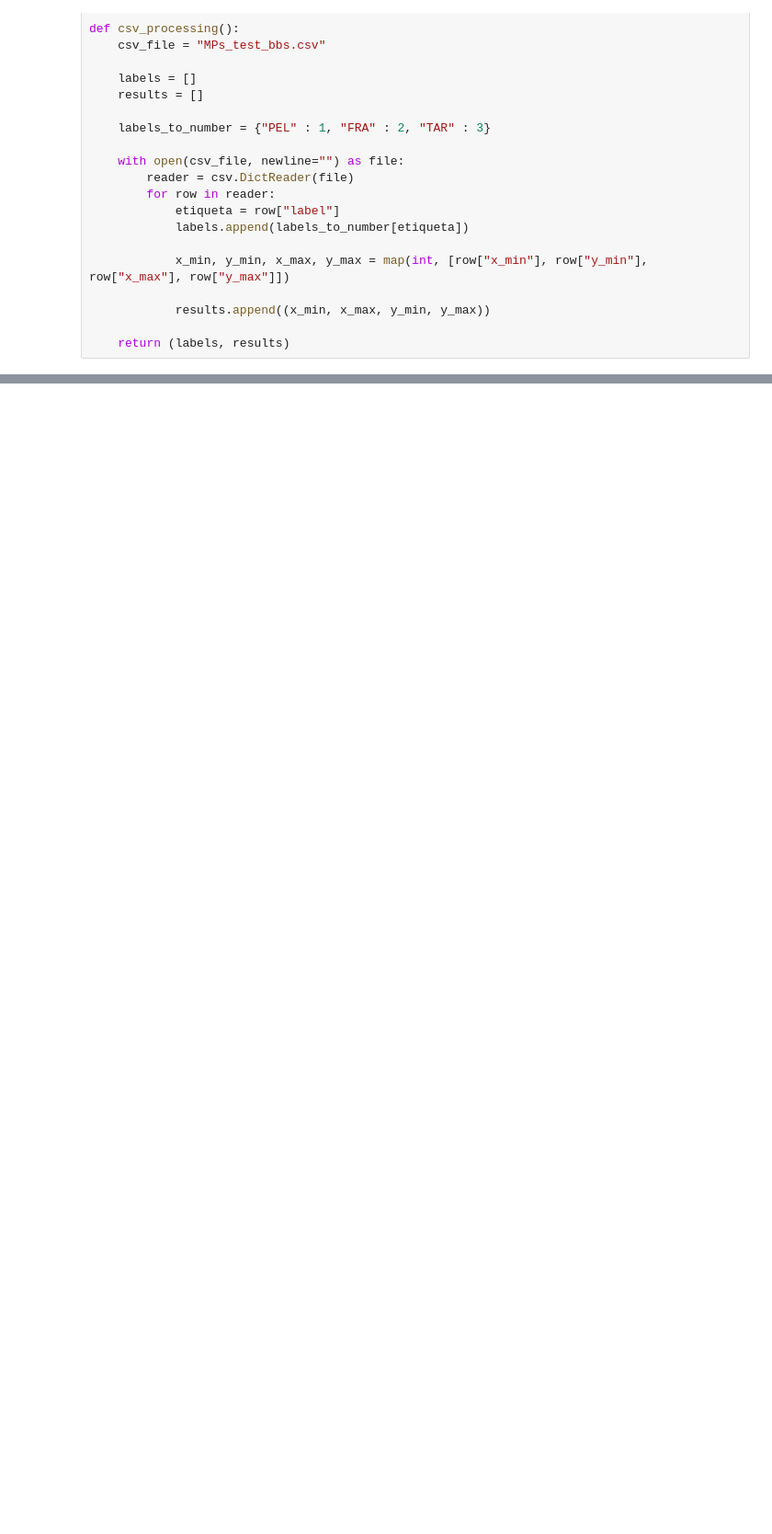
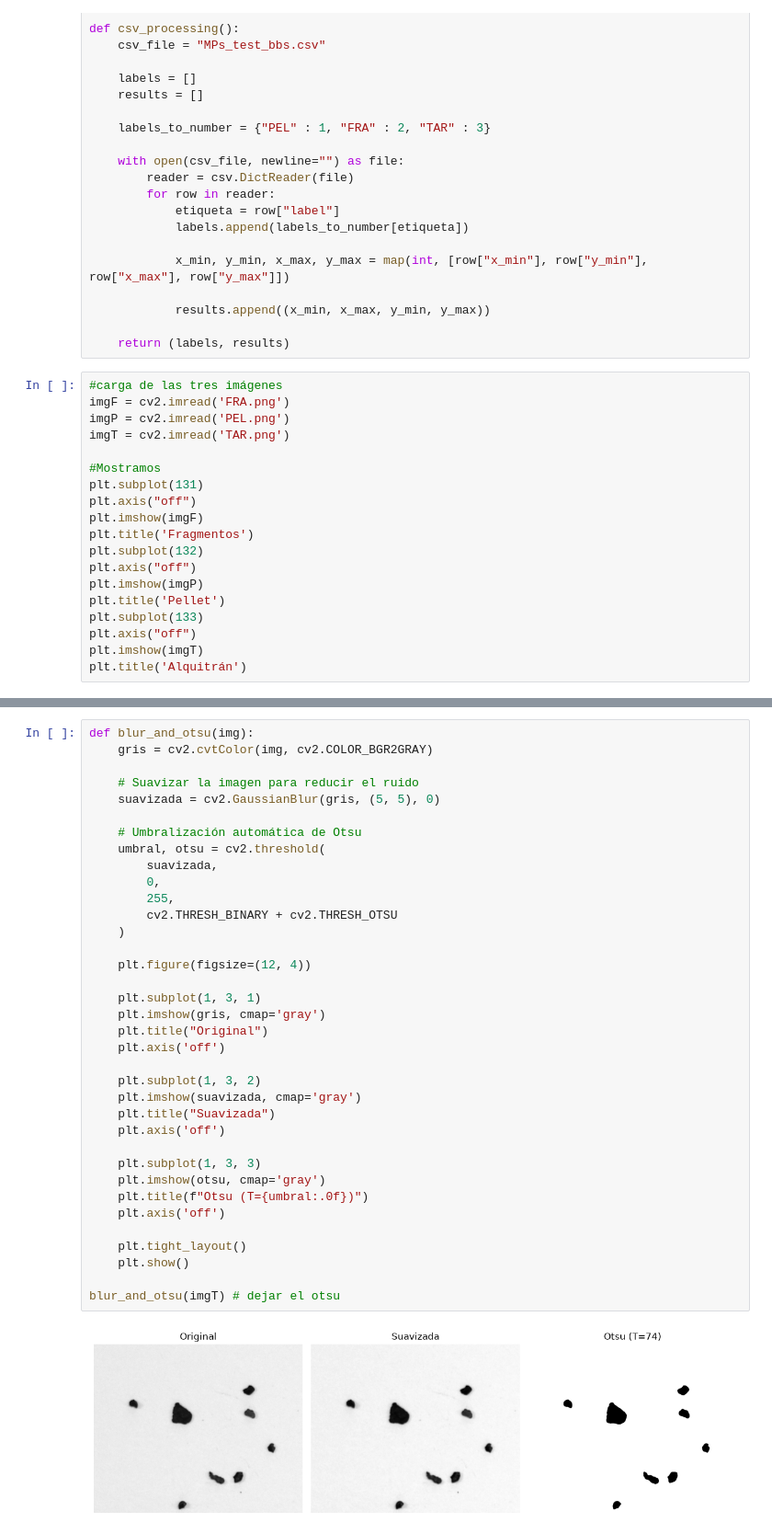
Before and after one commit to Darknight99V/VC, a Jupyter notebook: P3/VC_P3.ipynb, the cells around one changed output, grey strips where cells are left out. Shown at 92% size. Cells and saved outputs as stored; diff of their text form; blank space fills up the shorter version.

Commit message:
hecha segmentación de las tres imágenes de entrenamiento

```diff
--- a/P3/VC_P3.ipynb
+++ b/P3/VC_P3.ipynb
@@ -758,3 +762,22 @@ def csv_processing():
             results.append((x_min, x_max, y_min, y_max))
 
     return (labels, results)
+# %%
+#carga de las tres imágenes
+imgF = cv2.imread('FRA.png')
+imgP = cv2.imread('PEL.png')
+imgT = cv2.imread('TAR.png')
+
+#Mostramos
+plt.subplot(131)
+plt.axis("off")
+plt.imshow(imgF)
+plt.title('Fragmentos')
+plt.subplot(132)
+plt.axis("off")
+plt.imshow(imgP)
+plt.title('Pellet')
+plt.subplot(133)
+plt.axis("off")
+plt.imshow(imgT)
+plt.title('Alquitrán')
@@ -760,0 +787,38 @@ def csv_processing():
+# %%
+def blur_and_otsu(img):
+    gris = cv2.cvtColor(img, cv2.COLOR_BGR2GRAY)
+
+    # Suavizar la imagen para reducir el ruido
+    suavizada = cv2.GaussianBlur(gris, (5, 5), 0)
+
+    # Umbralización automática de Otsu
+    umbral, otsu = cv2.threshold(
+        suavizada,
+        0,
+        255,
+        cv2.THRESH_BINARY + cv2.THRESH_OTSU
+    )
+
+    plt.figure(figsize=(12, 4))
+
+    plt.subplot(1, 3, 1)
+    plt.imshow(gris, cmap='gray')
+    plt.title("Original")
+    plt.axis('off')
+
+    plt.subplot(1, 3, 2)
+    plt.imshow(suavizada, cmap='gray')
+    plt.title("Suavizada")
+    plt.axis('off')
+
+    plt.subplot(1, 3, 3)
+    plt.imshow(otsu, cmap='gray')
+    plt.title(f"Otsu (T={umbral:.0f})")
+    plt.axis('off')
+
+    plt.tight_layout()
+    plt.show()
+
+blur_and_otsu(imgT) # dejar el otsu
+# %% [output]
+[figure, added]
```
Also changed, not shown: parts of 6 cells of this notebook.
